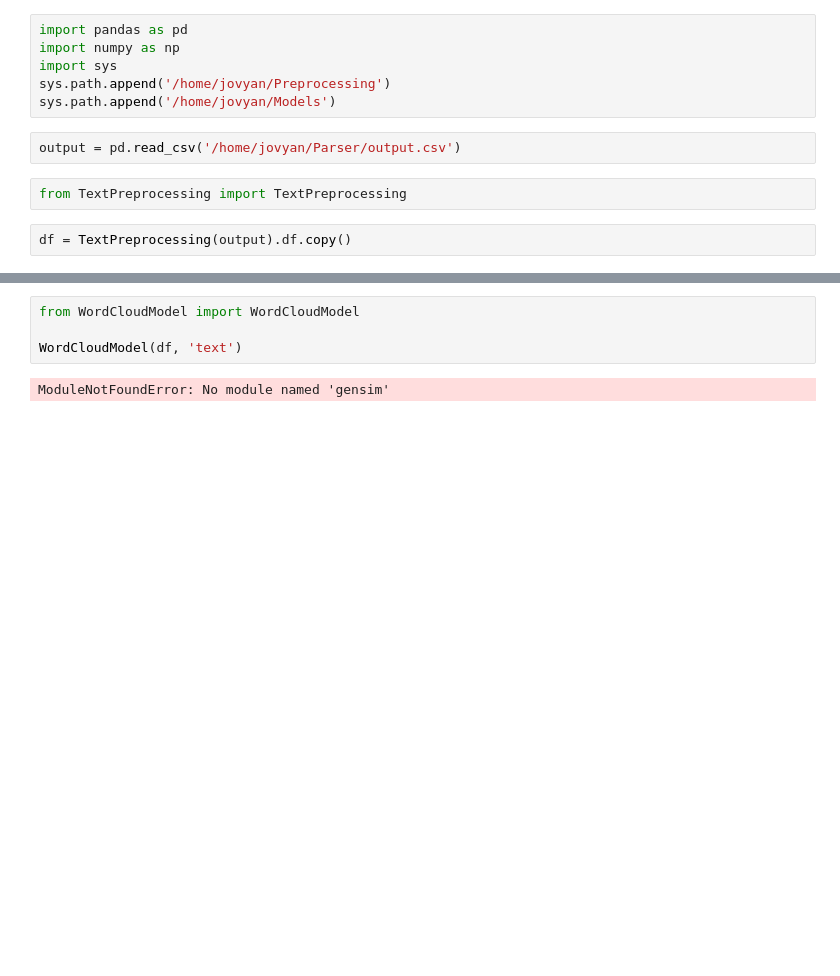
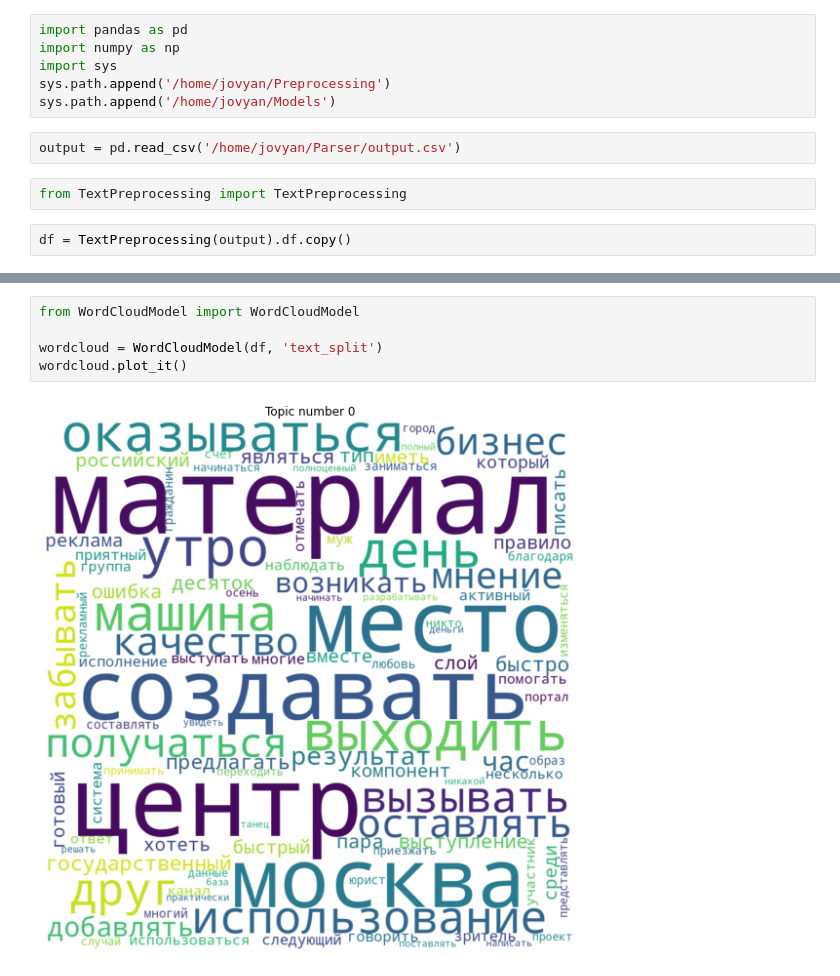
Before and after one commit to K7chyp/YandexZenParserAnalysis, a Jupyter notebook: Notebooks/Analysis.ipynb, the cells around one changed output, grey strips where cells are left out. Drawn from its saved outputs; the diff is of its cells as text; blank space fills up the shorter version.

Commit message:
add WordCloud

```diff
--- a/Notebooks/Analysis.ipynb
+++ b/Notebooks/Analysis.ipynb
@@ -22,6 +22,7 @@ df.head()
 # %%
 from WordCloudModel import WordCloudModel
 
-WordCloudModel(df, 'text')
+wordcloud = WordCloudModel(df, 'text_split')
+wordcloud.plot_it()
 # %% [output]
-ModuleNotFoundError: No module named 'gensim'
+[figure, added]
```
Also changed, not shown: parts of 2 cells of this notebook, 7 other files.
